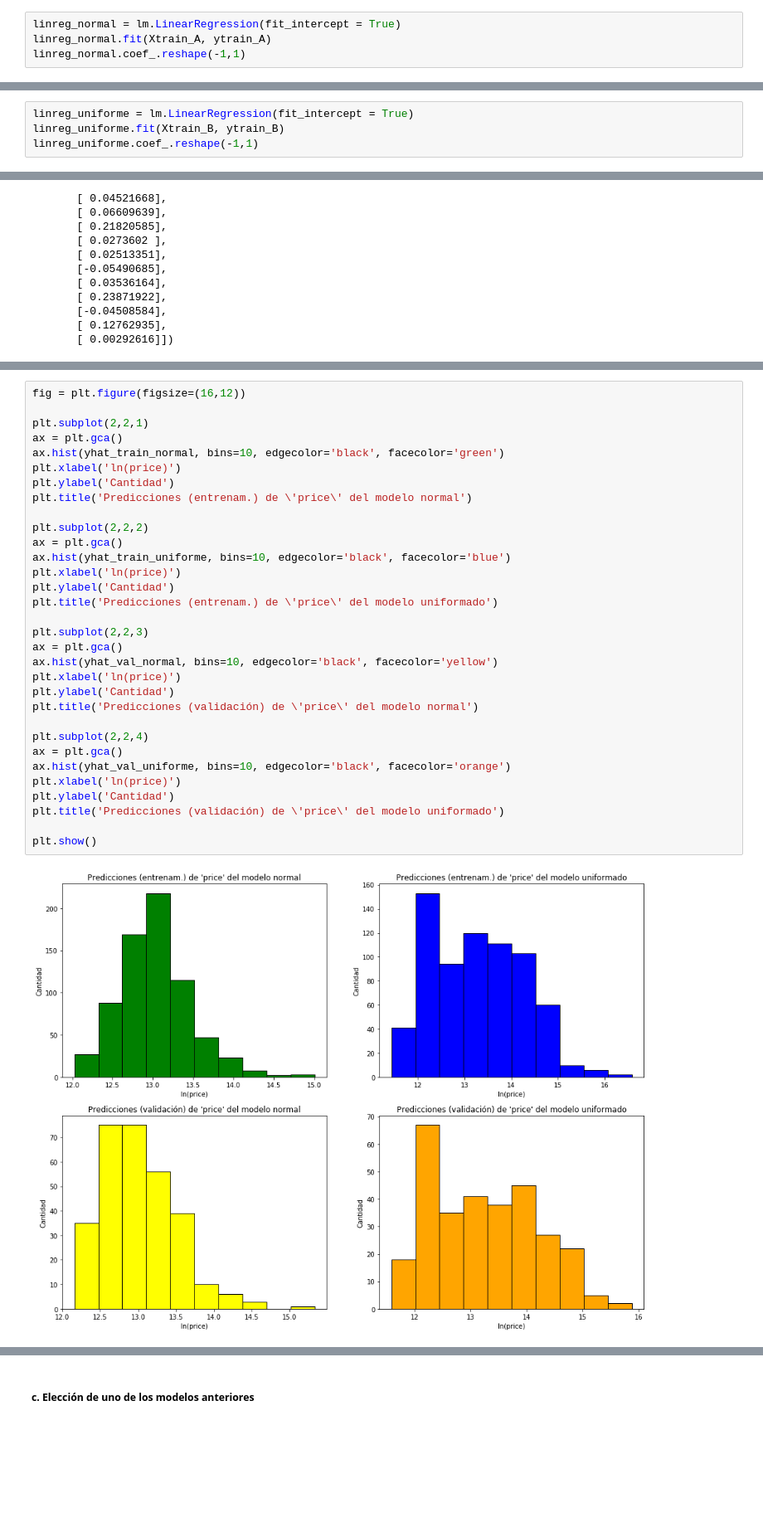
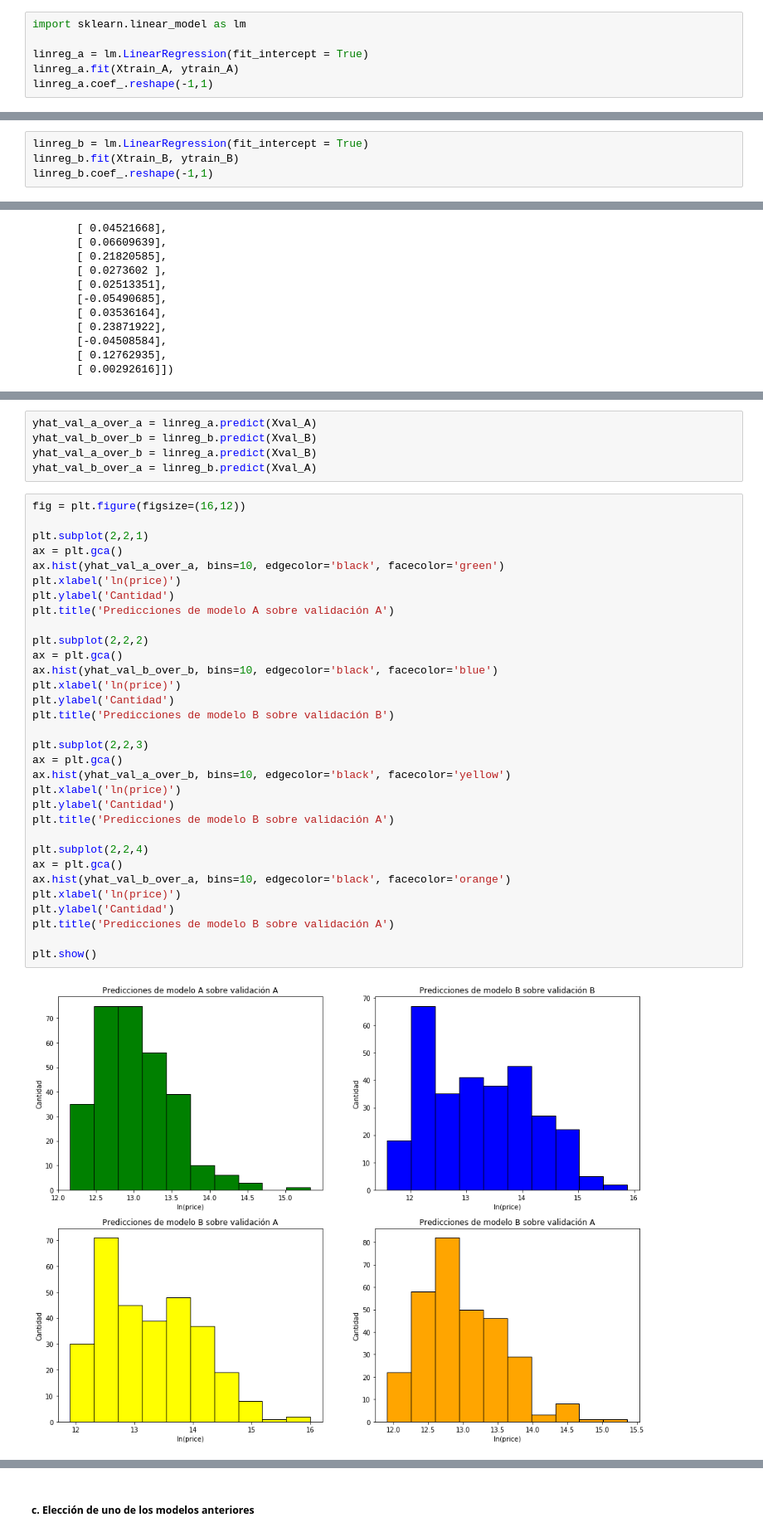
Before and after one commit to Buguemar/Tarea1ML, a Jupyter notebook: Tarea1.ipynb, the cells around one changed output, grey strips where cells are left out. Shown at 83% size. Saved outputs shown, nothing was run; the diff lists cells and outputs as text; blank space fills up the shorter version.

```diff
--- a/Tarea1.ipynb
+++ b/Tarea1.ipynb
@@ -1411,8 +1412,10 @@ plt.show()
 ##### b. Error de cada modelo sobre ambos conjuntos de validación (A y B)
 # %%
-linreg_normal = lm.LinearRegression(fit_intercept = True)
-linreg_normal.fit(Xtrain_A, ytrain_A)
-linreg_normal.coef_.reshape(-1,1)
+import sklearn.linear_model as lm
+
+linreg_a = lm.LinearRegression(fit_intercept = True)
+linreg_a.fit(Xtrain_A, ytrain_A)
+linreg_a.coef_.reshape(-1,1)
 # %% [output]
 array([[-0.01278691],
        [ 0.02417835],
@@ -1432,9 +1435,9 @@ array([[-0.01278691],
        [ 0.08079085],
        [-0.01104891]])
 # %%
-linreg_uniforme = lm.LinearRegression(fit_intercept = True)
-linreg_uniforme.fit(Xtrain_B, ytrain_B)
-linreg_uniforme.coef_.reshape(-1,1)
+linreg_b = lm.LinearRegression(fit_intercept = True)
+linreg_b.fit(Xtrain_B, ytrain_B)
+linreg_b.coef_.reshape(-1,1)
 # %% [output]
 array([[ 0.05640984],
        [ 0.06825125],
@@ -1463,34 +1461,39 @@ yhat_val_uniforme = linreg_uniforme.predict(Xval_B)
+# %%
+yhat_val_a_over_a = linreg_a.predict(Xval_A)
+yhat_val_b_over_b = linreg_b.predict(Xval_B)
+yhat_val_a_over_b = linreg_a.predict(Xval_B)
+yhat_val_b_over_a = linreg_b.predict(Xval_A)
 # %%
 fig = plt.figure(figsize=(16,12))
 
 plt.subplot(2,2,1)
 ax = plt.gca()
-ax.hist(yhat_train_normal, bins=10, edgecolor='black', facecolor='green')
+ax.hist(yhat_val_a_over_a, bins=10, edgecolor='black', facecolor='green')
 plt.xlabel('ln(price)')
 plt.ylabel('Cantidad')
-plt.title('Predicciones (entrenam.) de \'price\' del modelo normal')
+plt.title('Predicciones de modelo A sobre validación A')
 
 plt.subplot(2,2,2)
 ax = plt.gca()
-ax.hist(yhat_train_uniforme, bins=10, edgecolor='black', facecolor='blue')
+ax.hist(yhat_val_b_over_b, bins=10, edgecolor='black', facecolor='blue')
 plt.xlabel('ln(price)')
 plt.ylabel('Cantidad')
-plt.title('Predicciones (entrenam.) de \'price\' del modelo uniformado')
+plt.title('Predicciones de modelo B sobre validación B')
 
 plt.subplot(2,2,3)
 ax = plt.gca()
-ax.hist(yhat_val_normal, bins=10, edgecolor='black', facecolor='yellow')
+ax.hist(yhat_val_a_over_b, bins=10, edgecolor='black', facecolor='yellow')
 plt.xlabel('ln(price)')
 plt.ylabel('Cantidad')
-plt.title('Predicciones (validación) de \'price\' del modelo normal')
+plt.title('Predicciones de modelo B sobre validación A')
 
 plt.subplot(2,2,4)
 ax = plt.gca()
-ax.hist(yhat_val_uniforme, bins=10, edgecolor='black', facecolor='orange')
+ax.hist(yhat_val_b_over_a, bins=10, edgecolor='black', facecolor='orange')
 plt.xlabel('ln(price)')
 plt.ylabel('Cantidad')
-plt.title('Predicciones (validación) de \'price\' del modelo uniformado')
+plt.title('Predicciones de modelo B sobre validación A')
 
 plt.show()
 # %% [output]
-[figure, old version]
+[figure, new version]
```
Also changed, not shown: parts of 6 cells of this notebook.
